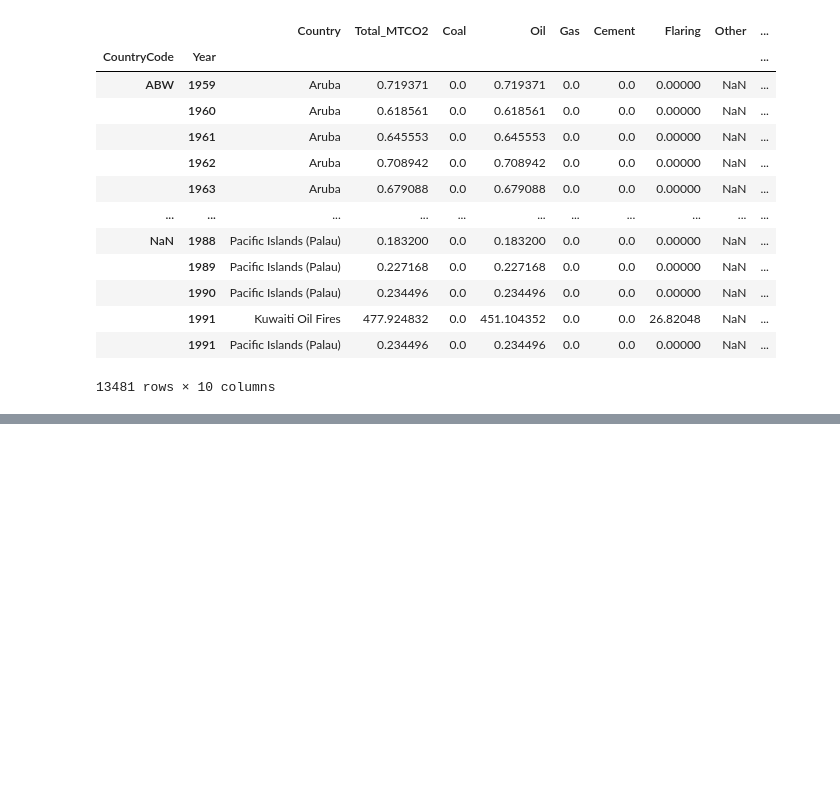
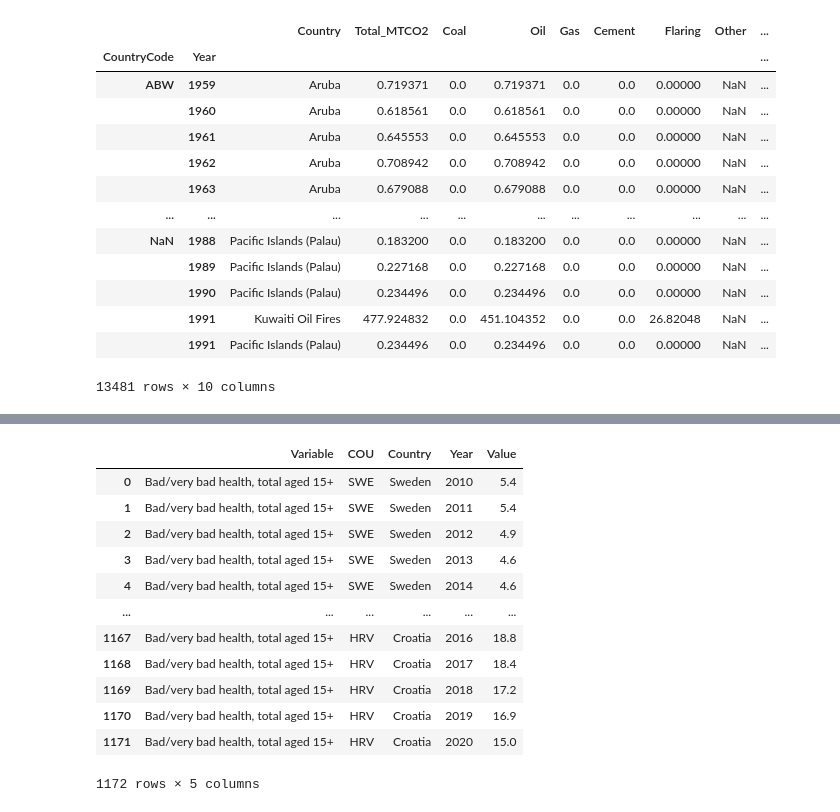
Before and after one commit to AtWillB/INST447-Final, a Jupyter notebook: preprocessing.ipynb, the cells around one changed output, grey strips where cells are left out. Cells and saved outputs as stored; diff of their text form; code cells hidden in the pictures; blank space fills up the shorter version.

```diff
--- a/preprocessing.ipynb
+++ b/preprocessing.ipynb
@@ -77,0 +100,22 @@ co2_df.to_csv("./data/processed_data/co2_country_year.csv")
+# %%
+#We only need values from total population, so drop rows split by demographic
+keep_rows = ['Bad/very bad health, total aged 15+',
+             'Fair (not good, not bad) health, total aged 15+',
+             'Good/very good health, total aged 15+']
+
+split_health_df = health_df[health_df['Variable'].isin(keep_rows)].reset_index(drop=True)
+split_health_df
+# %% [output]
+|  | Variable | COU | Country | Year | Value |
+| 0 | Bad/very bad health, total aged 15+ | SWE | Sweden | 2010 | 5.4 |
+| 1 | Bad/very bad health, total aged 15+ | SWE | Sweden | 2011 | 5.4 |
+| 2 | Bad/very bad health, total aged 15+ | SWE | Sweden | 2012 | 4.9 |
+| 3 | Bad/very bad health, total aged 15+ | SWE | Sweden | 2013 | 4.6 |
+| 4 | Bad/very bad health, total aged 15+ | SWE | Sweden | 2014 | 4.6 |
+| ... | ... | ... | ... | ... | ... |
+| 1167 | Bad/very bad health, total aged 15+ | HRV | Croatia | 2016 | 18.8 |
+| 1168 | Bad/very bad health, total aged 15+ | HRV | Croatia | 2017 | 18.4 |
+| 1169 | Bad/very bad health, total aged 15+ | HRV | Croatia | 2018 | 17.2 |
+| 1170 | Bad/very bad health, total aged 15+ | HRV | Croatia | 2019 | 16.9 |
+| 1171 | Bad/very bad health, total aged 15+ | HRV | Croatia | 2020 | 15.0 |
+1172 rows × 5 columns
```
Also changed, not shown: parts of 6 cells of this notebook.
